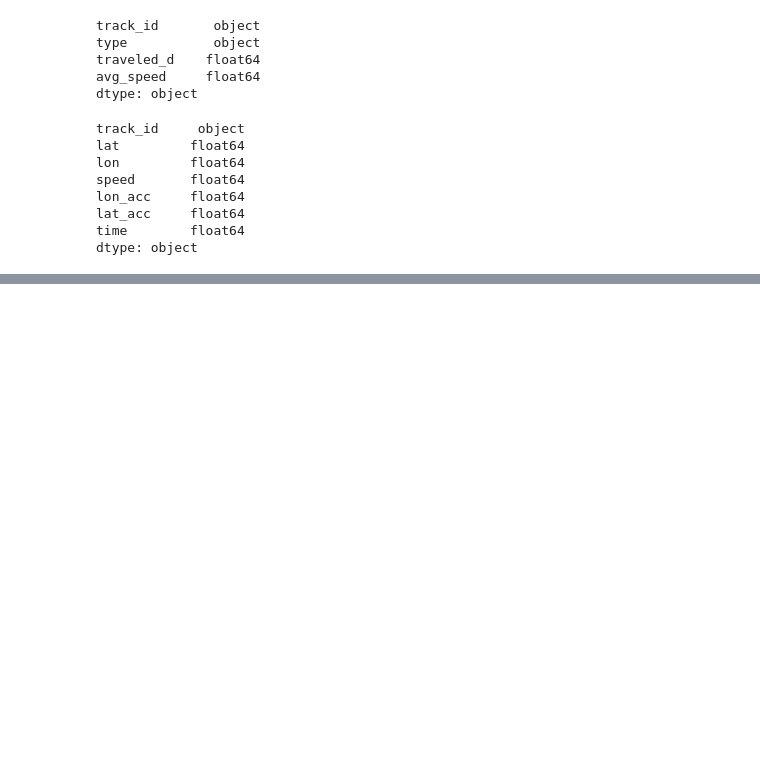
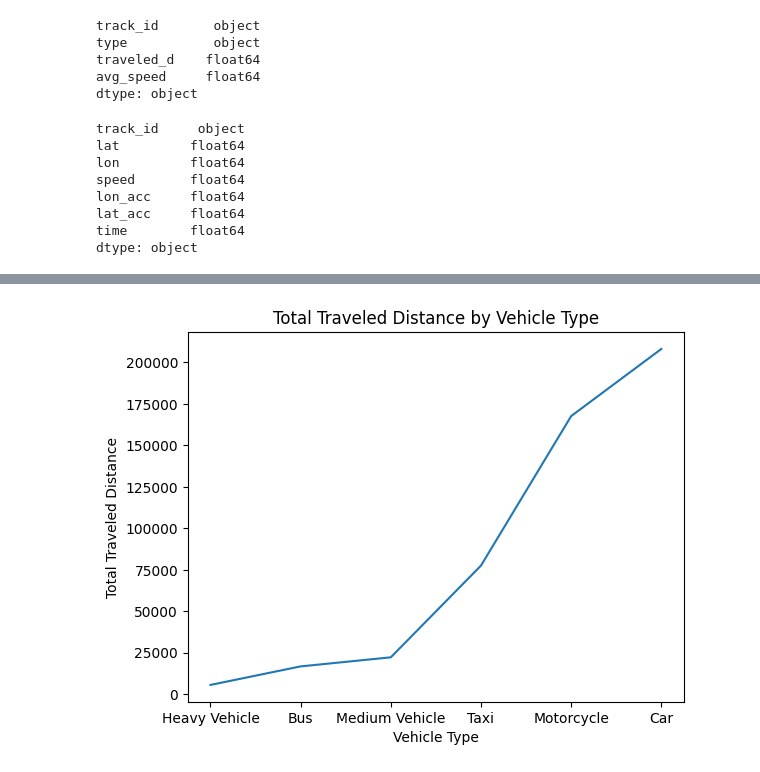
Before and after one commit to mistir-nigusse/pNEUMA_Traffic_data_warehouse, a Jupyter notebook: notebooks/eda_analysis.ipynb, the cells around one changed output, grey strips where cells are left out. Cells and saved outputs as stored; diff of their text form; code cells hidden in the pictures; blank space fills up the shorter version.

```diff
--- a/notebooks/eda_analysis.ipynb
+++ b/notebooks/eda_analysis.ipynb
@@ -143,0 +208,11 @@ from utils.db_util import DBConfig
+# %%
+# group the data by type and plot the vehicles that traveled the longest distance overall
+df_longest_travel = df_vehicle.groupby('type')['traveled_d'].sum().sort_values().reset_index()
+plt.plot(df_longest_travel['type'], df_longest_travel['traveled_d'])
+plt.xlabel('Vehicle Type')
+plt.ylabel('Total Traveled Distance')
+plt.title('Total Traveled Distance by Vehicle Type')
+# increase the plot size
+plt.rcParams["figure.figsize"] = (12, 5)
+# %% [output]
+[figure, added]
```
Also changed, not shown: parts of 8 cells of this notebook, 14 other files.
